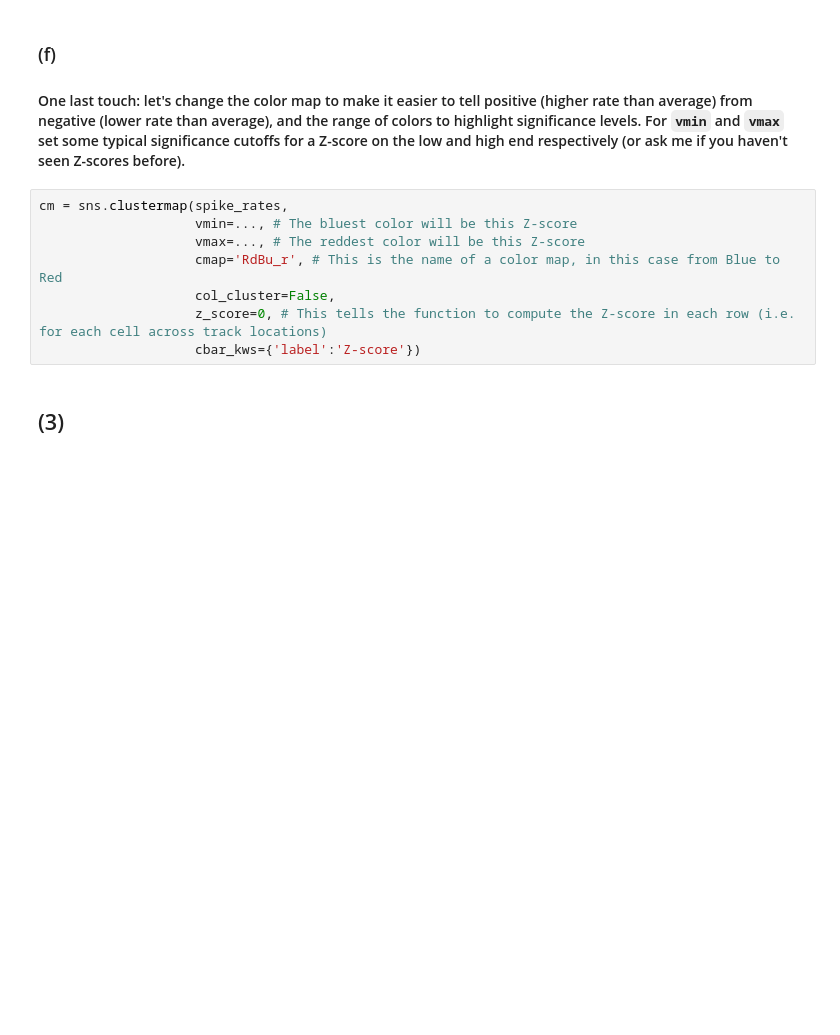
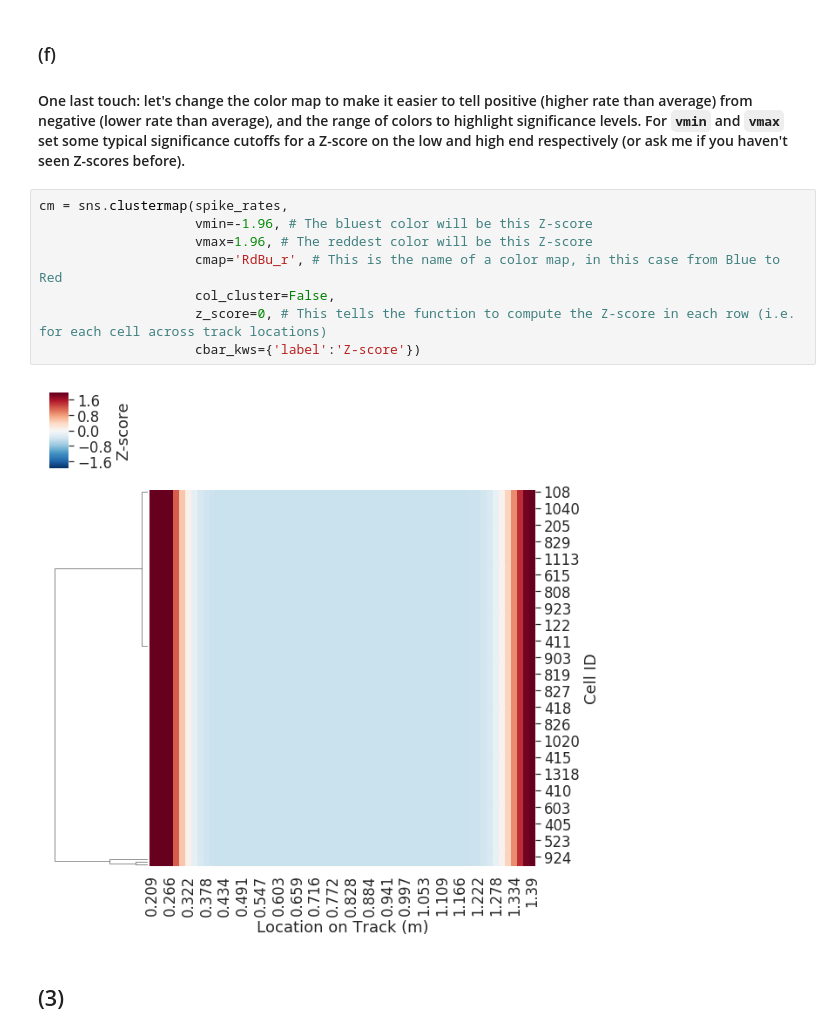
Before and after one commit to Upserge/MAT494---Neuro, a Jupyter notebook: JS_neural_coding_exercises.ipynb, the cells around one changed output. Drawn from its saved outputs; the diff is of its cells as text; blank space fills up the shorter version.

```diff
--- a/JS_neural_coding_exercises.ipynb
+++ b/JS_neural_coding_exercises.ipynb
@@ -185,12 +187,14 @@ cm = sns.clustermap(spike_rates, # We don't even have to do the normalization, a
 #### One last touch: let's change the color map to make it easier to tell positive (higher rate than average) from negative (lower rate than average), and the range of colors to highlight significance levels.  For `vmin` and `vmax` set some typical significance cutoffs for a Z-score on the low and high end respectively (or ask me if you haven't seen Z-scores before).
 # %%
 cm = sns.clustermap(spike_rates,
-                    vmin=..., # The bluest color will be this Z-score
-                    vmax=..., # The reddest color will be this Z-score
+                    vmin=-1.96, # The bluest color will be this Z-score
+                    vmax=1.96, # The reddest color will be this Z-score
                     cmap='RdBu_r', # This is the name of a color map, in this case from Blue to Red
                     col_cluster=False,
                     z_score=0, # This tells the function to compute the Z-score in each row (i.e. for each cell across track locations)
                     cbar_kws={'label':'Z-score'})
+# %% [output]
+[figure, added]
 # %% [markdown]
 ## (3)
 # %% [markdown]
```
Also changed, not shown: parts of 16 cells of this notebook.
